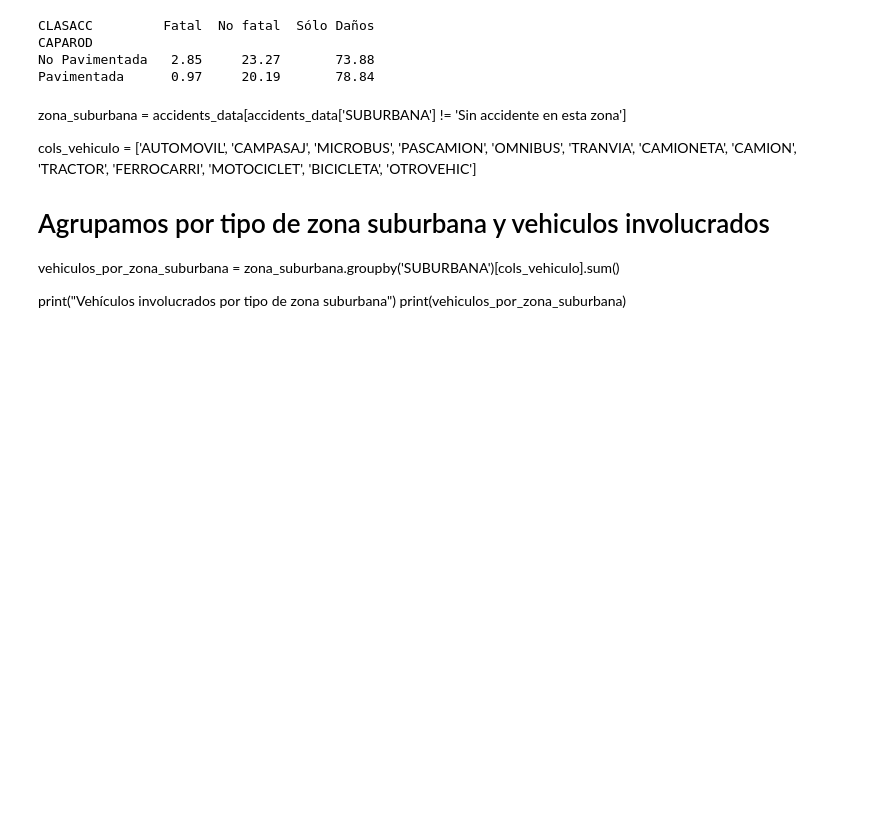
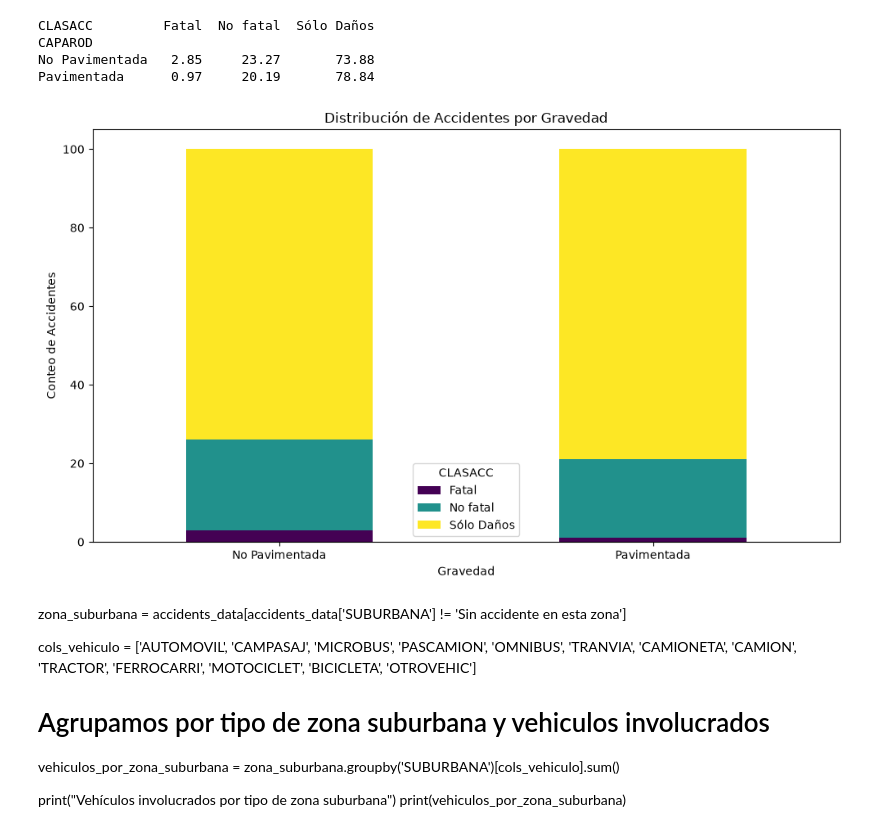
Before and after one commit to mdc-feature-engineering/traffic-accidents-mx-mdc, a Jupyter notebook: notebooks/data_analysis_table.ipynb, the cells around one changed output. Saved outputs shown, nothing was run; the diff lists cells and outputs as text; code cells hidden in the pictures; blank space fills up the shorter version.

```diff
--- a/notebooks/data_analysis_table.ipynb
+++ b/notebooks/data_analysis_table.ipynb
@@ -130,6 +173,17 @@ CLASACC         Fatal  No fatal  Sólo Daños
 CAPAROD
 No Pavimentada   2.85     23.27       73.88
 Pavimentada      0.97     20.19       78.84
+# %%
+# Grafica de barras para crosstab de gravedad
+crosstab_gravedad.plot(kind='bar', stacked=True, figsize=(10, 6), colormap='viridis')
+plt.title("Distribución de Accidentes por Gravedad")
+plt.xlabel("Gravedad")
+plt.ylabel("Conteo de Accidentes")
+plt.xticks(rotation=0)
+plt.tight_layout()
+plt.show()
+# %% [output]
+[figure, added]
 # %% [markdown]
 zona_suburbana = accidents_data[accidents_data['SUBURBANA'] != 'Sin accidente en esta zona']
 
```
Also changed, not shown: parts of 5 cells of this notebook.
